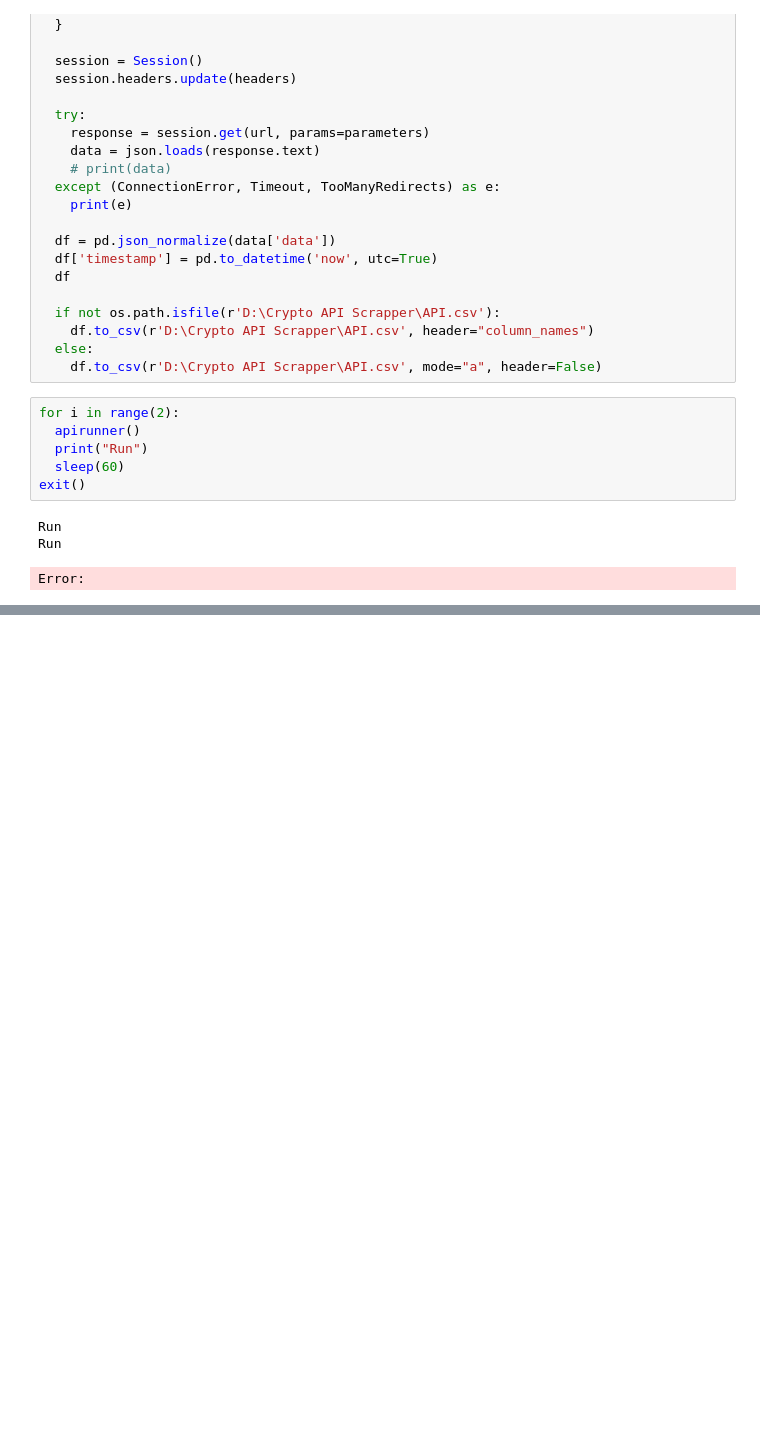
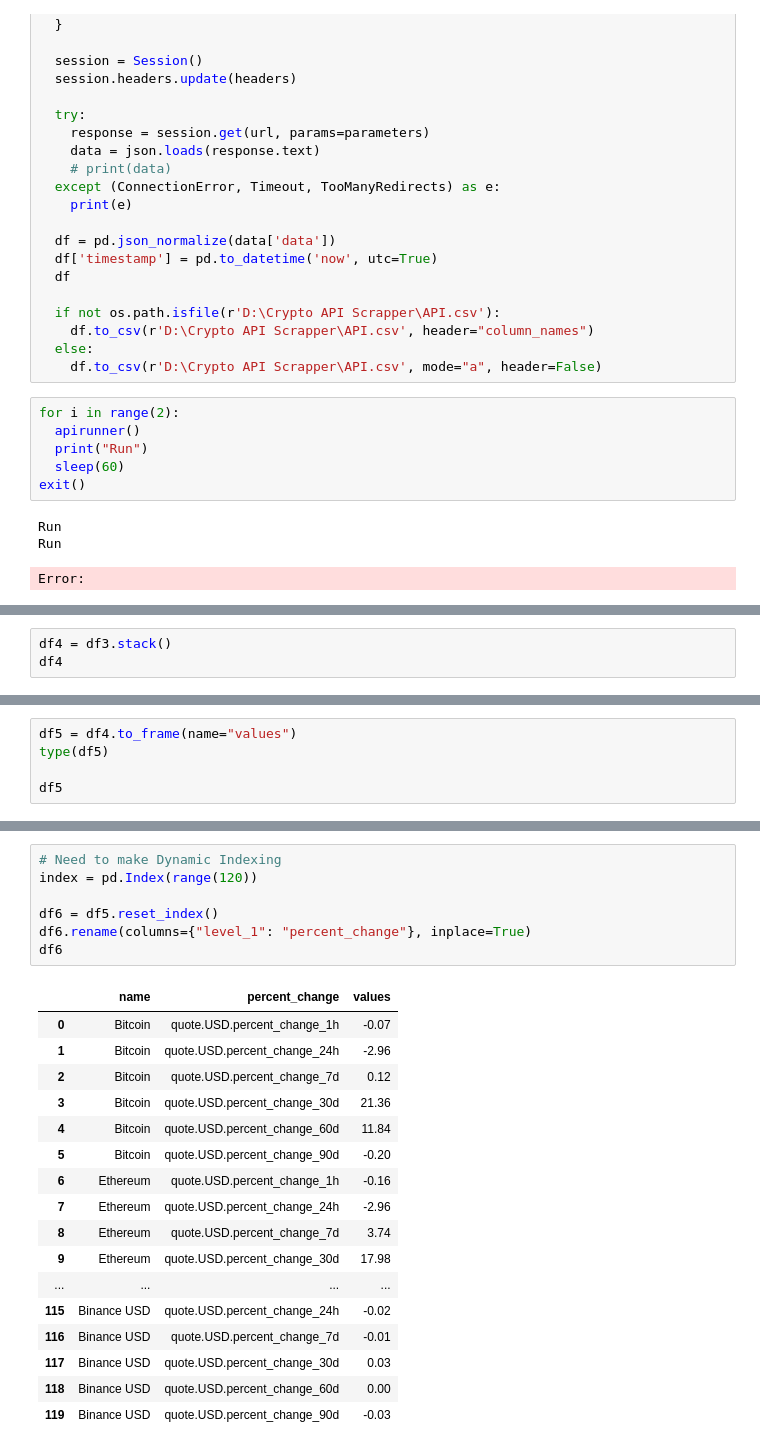
Before and after one commit to Prerit007/Crypto-API-Scrapper, a Jupyter notebook: Crypto.ipynb, the cells around one changed output, grey strips where cells are left out. Cells and saved outputs as stored; diff of their text form; blank space fills up the shorter version.

```diff
--- a/Crypto.ipynb
+++ b/Crypto.ipynb
@@ -129,0 +183,3 @@ df
+# %%
+df4 = df3.stack()
+df4
@@ -129,0 +204,5 @@ df
+# %%
+df5 = df4.to_frame(name="values")
+type(df5)
+
+df5
@@ -129,0 +228,25 @@ df
+# %%
+# Need to make Dynamic Indexing
+index = pd.Index(range(120))
+
+df6 = df5.reset_index()
+df6.rename(columns={"level_1": "percent_change"}, inplace=True)
+df6
+# %% [output]
+|  | name | percent_change | values |
+| 0 | Bitcoin | quote.USD.percent_change_1h | -0.07 |
+| 1 | Bitcoin | quote.USD.percent_change_24h | -2.96 |
+| 2 | Bitcoin | quote.USD.percent_change_7d | 0.12 |
+| 3 | Bitcoin | quote.USD.percent_change_30d | 21.36 |
+| 4 | Bitcoin | quote.USD.percent_change_60d | 11.84 |
+| 5 | Bitcoin | quote.USD.percent_change_90d | -0.20 |
+| 6 | Ethereum | quote.USD.percent_change_1h | -0.16 |
+| 7 | Ethereum | quote.USD.percent_change_24h | -2.96 |
+| 8 | Ethereum | quote.USD.percent_change_7d | 3.74 |
+| 9 | Ethereum | quote.USD.percent_change_30d | 17.98 |
+| ... | ... | ... | ... |
+| 115 | Binance USD | quote.USD.percent_change_24h | -0.02 |
+| 116 | Binance USD | quote.USD.percent_change_7d | -0.01 |
+| 117 | Binance USD | quote.USD.percent_change_30d | 0.03 |
+| 118 | Binance USD | quote.USD.percent_change_60d | 0.00 |
+| 119 | Binance USD | quote.USD.percent_change_90d | -0.03 |
```
Also changed, not shown: parts of 5 cells of this notebook.
